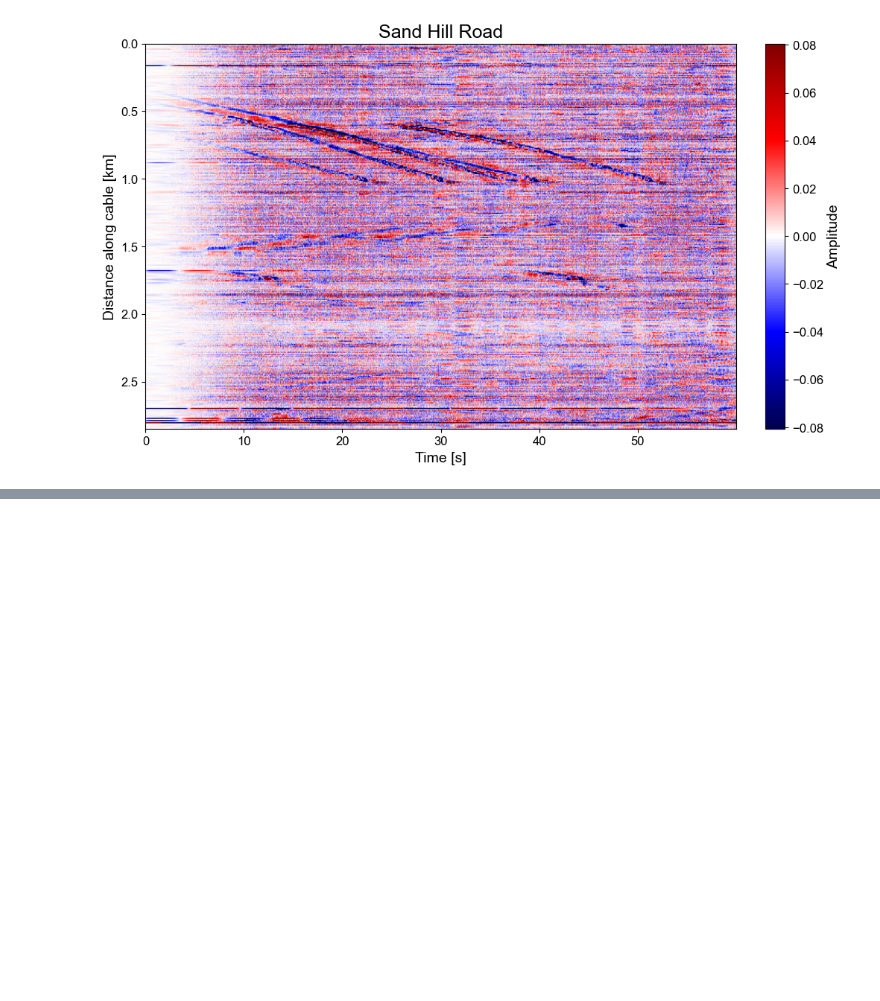
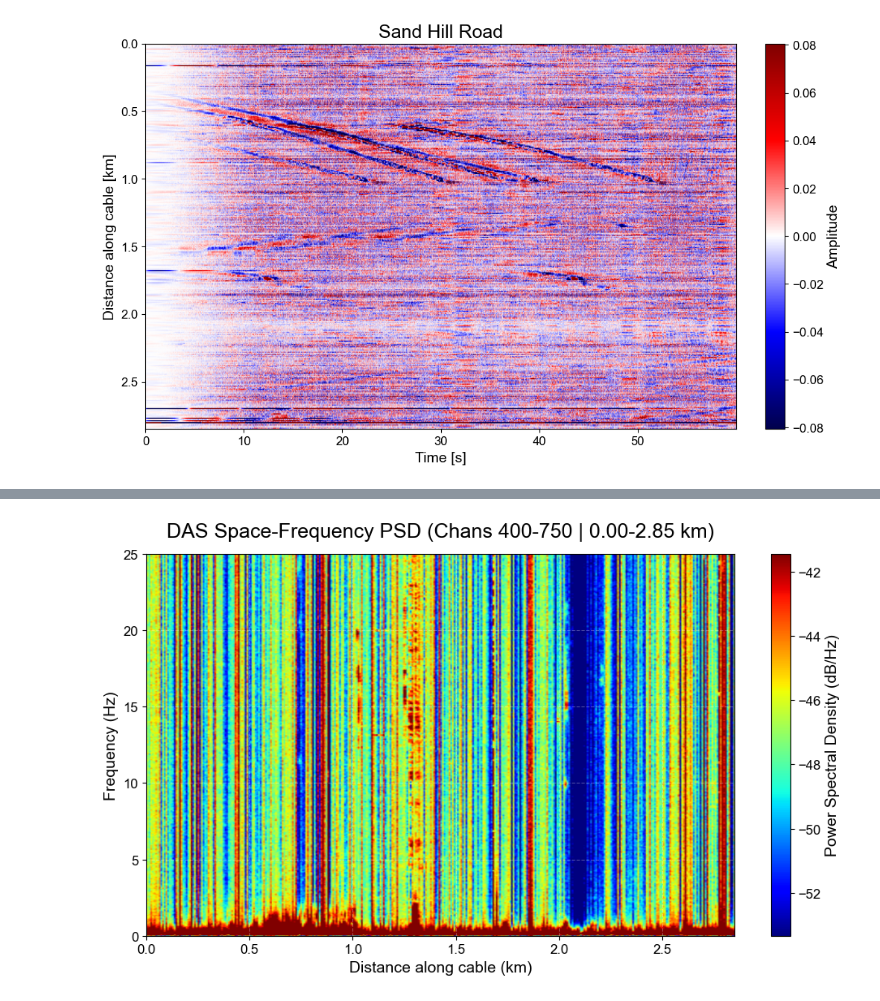
Before and after one commit to Benz-Poobua/das_ani, a Jupyter notebook: notebooks/das_urban.ipynb, the cells around one changed output, grey strips where cells are left out. Cells and saved outputs as stored; diff of their text form; code cells hidden in the pictures; blank space fills up the shorter version.

```diff
--- a/notebooks/das_urban.ipynb
+++ b/notebooks/das_urban.ipynb
@@ -101,0 +103,14 @@ plot_das_psd(
+# %%
+plot_das_psd_2d(
+    data=das_array,
+    fs=fs,
+    dx=dx,
+    start_chan=0,
+    end_chan=None,
+    nperseg=4096,
+    flim=(0, 25),
+    figsize=(10, 6),
+    title="DAS Space-Frequency PSD (Chans 400-750 | 0.00-2.85 km)"
+)
+# %% [output]
+[figure, added]
```
Also changed, not shown: parts of 2 cells of this notebook, 2 other files.
